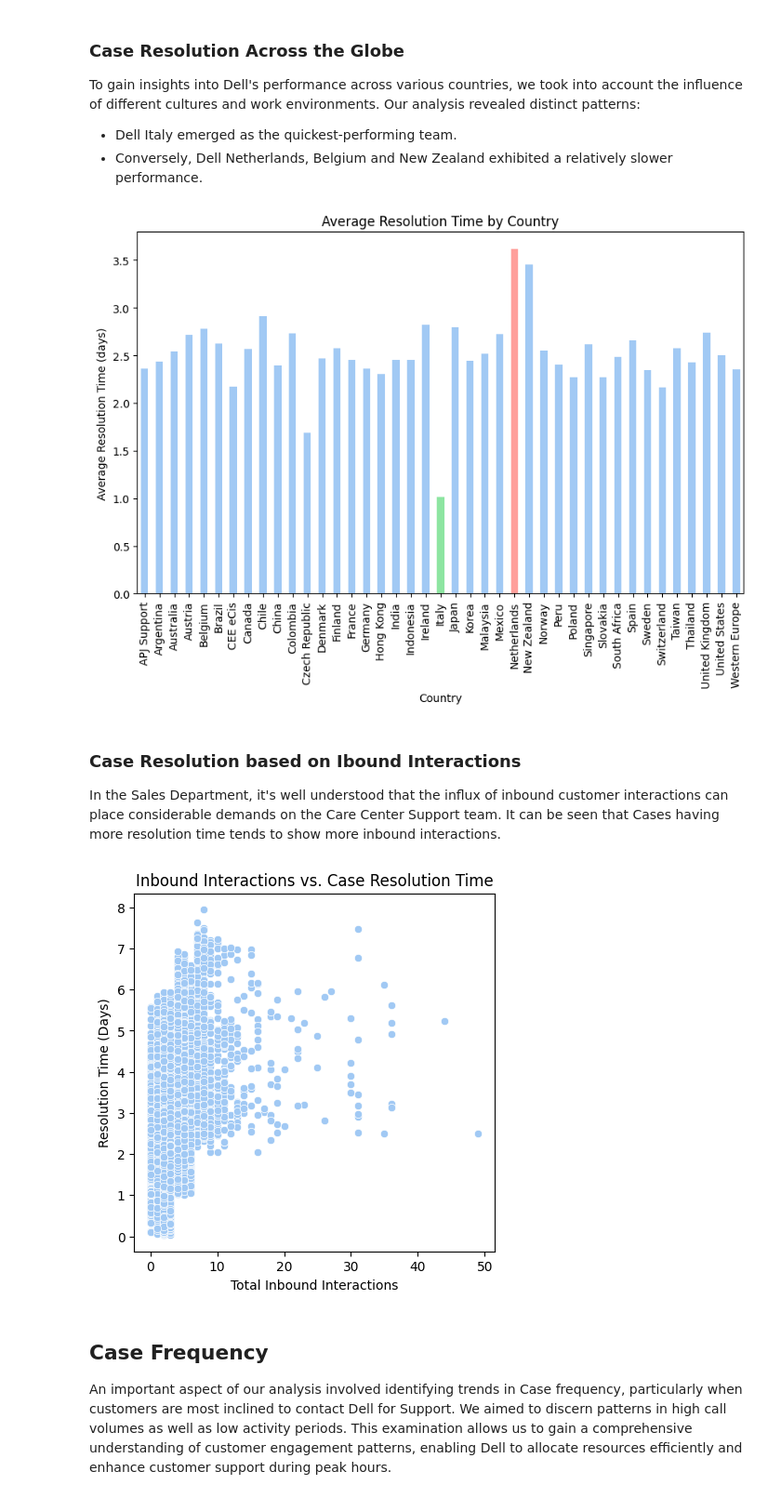
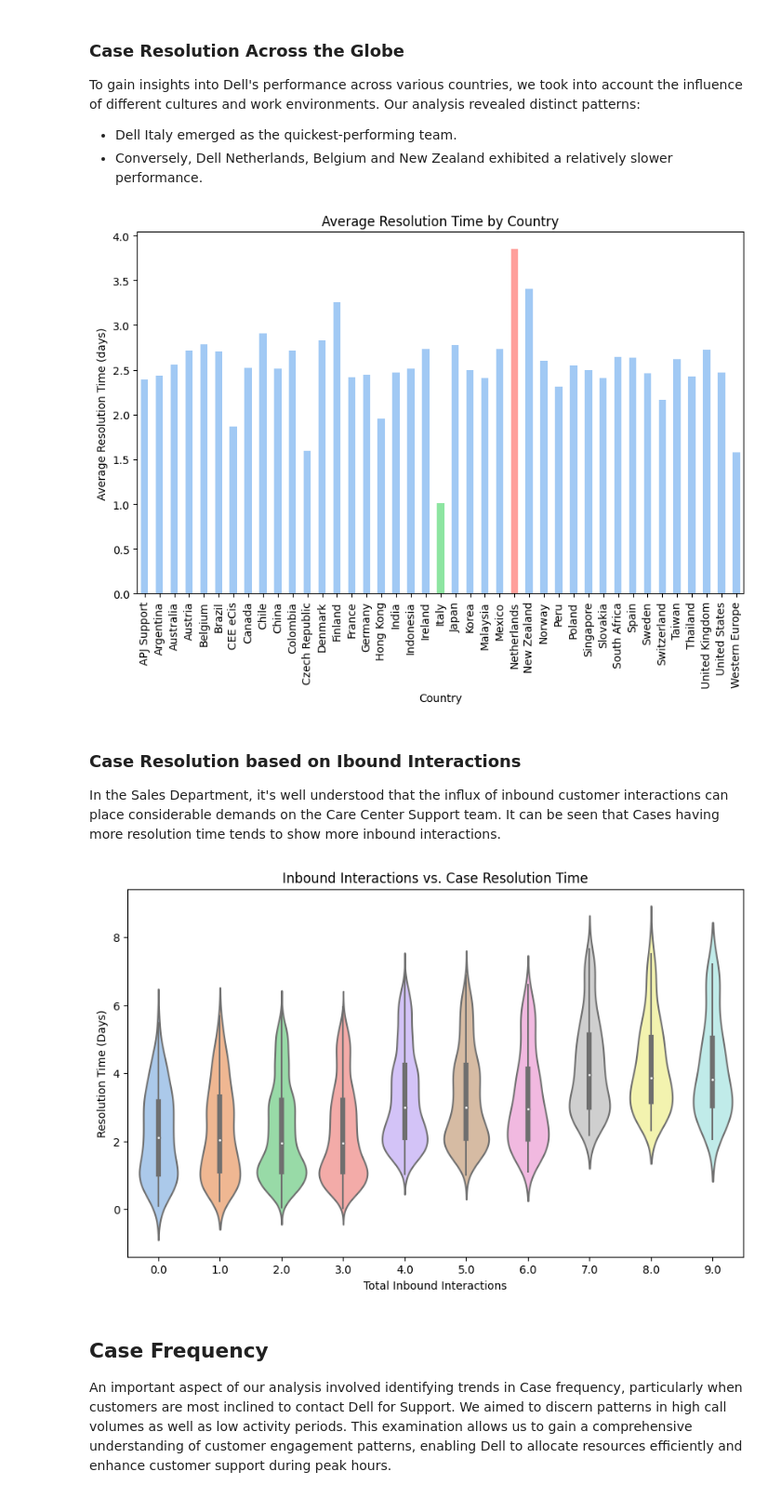
Before and after one commit to GoSleepBelall/Dell-Customer-Care-Center, a Jupyter notebook: Exploratory Data Analysis/EDA.ipynb, the cells around one changed output. Shown at 93% size. Drawn from its saved outputs; the diff is of its cells as text; code cells hidden in the pictures.

Commit message:
updated scatter plot with violin plot

```diff
--- a/Exploratory Data Analysis/EDA.ipynb
+++ b/Exploratory Data Analysis/EDA.ipynb
@@ -66,0 +68,13 @@ plt.show()
+# %%
+def remove_outliers(df, column_name):
+    z_scores = (df[column_name] - df[column_name].mean()) / df[column_name].std()
+    return df[np.abs(z_scores) <= 3]
+
+columns_to_clean = ['system_age', 'total_inbound_count', 'total_activity_count']
+
+print("Original dataset shape:", data.shape)
+
+for column in columns_to_clean:
+    data = remove_outliers(data, column)
+
+print("Cleaned dataset shape:", data.shape)
@@ -298,24 +328,19 @@ plt.xlabel('Country')
 plt.ylabel('Average Resolution Time (days)')
 plt.show()
 # %% [output]
-[figure, old version]
+[figure, new version]
 # %% [markdown]
 ### Case Resolution based on Ibound Interactions
 In the Sales Department, it's well understood that the influx of inbound customer interactions can place considerable demands on the Care Center Support team. It can be seen that Cases having more resolution time tends to show more inbound interactions.
 # %%
-# Create a scatter plot
-plt.figure(figsize=(5, 5))
-sns.scatterplot(x='total_inbound_count', y='resolution_time', data=data)
-
-# Adding titles and labels
+plt.figure(figsize=(10, 6))
+sns.violinplot(x='total_inbound_count', y='resolution_time', data=data)
 plt.title('Inbound Interactions vs. Case Resolution Time')
 plt.xlabel('Total Inbound Interactions')
 plt.ylabel('Resolution Time (Days)')
-
-# Display the plot
 plt.show()
 # %% [output]
-[figure, old version]
+[figure, new version]
 # %% [markdown]
 ## Case Frequency
 
```
Also changed, not shown: parts of 18 cells of this notebook.
